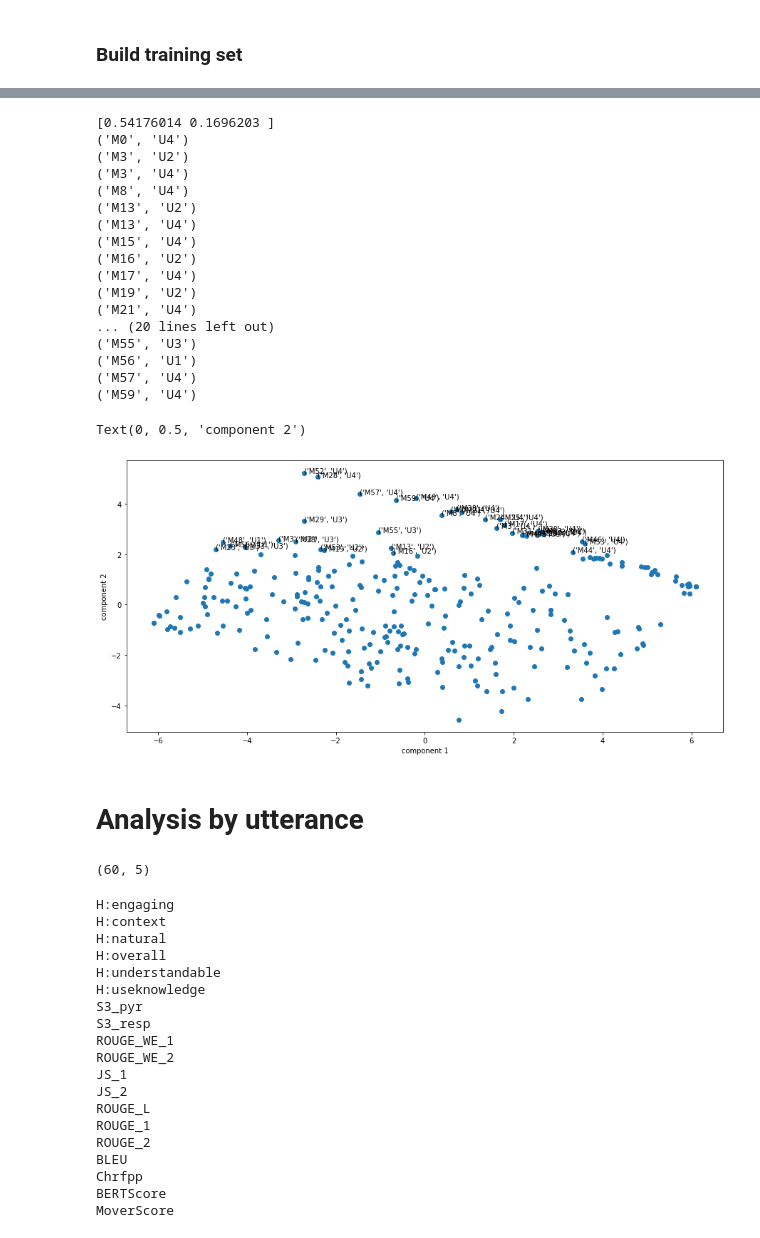
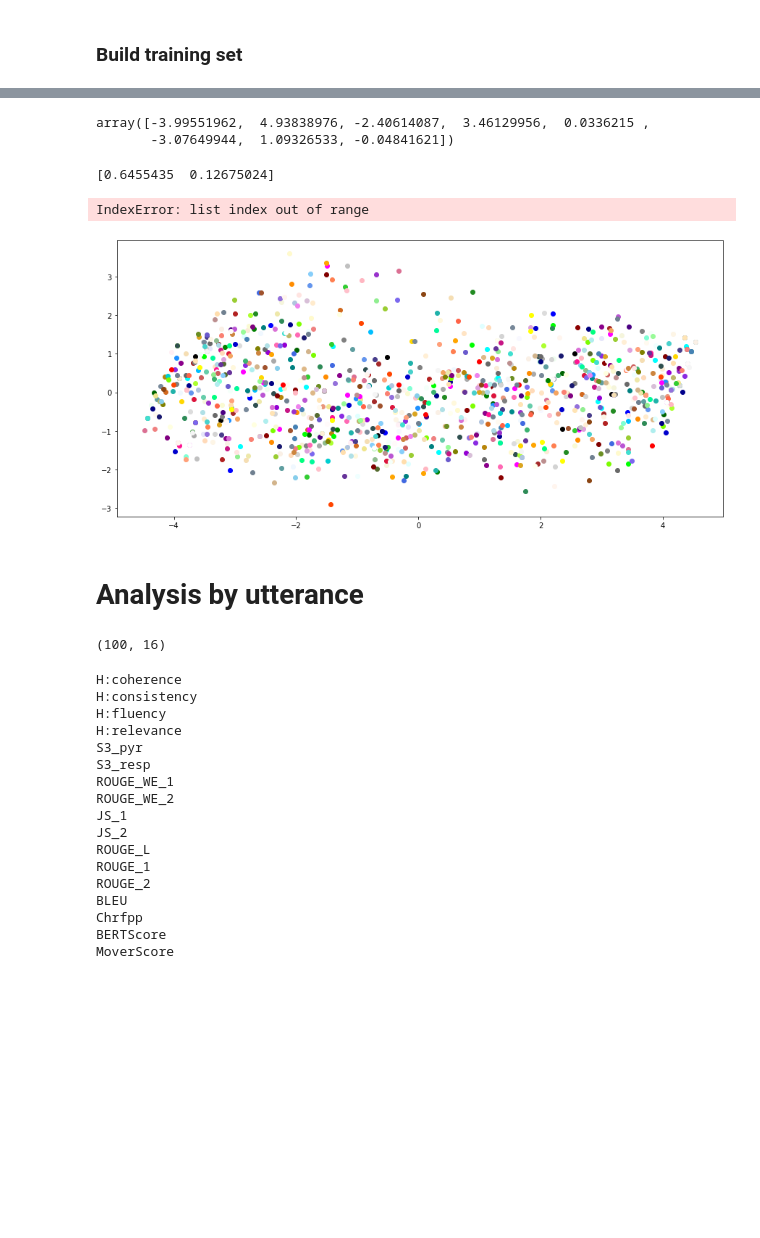
Before and after one commit to PierreColombo/HumanMetric, a Jupyter notebook: Experiement PCA.ipynb, the cells around one changed output, grey strips where cells are left out. Cells and saved outputs as stored; diff of their text form; code cells hidden in the pictures; blank space fills up the shorter version.

```diff
--- a/Experiement PCA.ipynb
+++ b/Experiement PCA.ipynb
@@ -36,7 +36,7 @@ pd.set_option('display.max_rows', 500)
 AVAILBLE_DATASETS = ['DIALOG_pc.csv','DIALOG_tc.csv','FLICKR.csv','MLQE.csv','REAL_SUM.csv',
                      'SUM_EVAL.csv','TAC_08.csv','TAC_09.csv','TAC_11.csv']
 data_path = 'final_df'
-ds = 'DIALOG_tc.csv'
+ds = 'REAL_SUM.csv'
 # %% [markdown]
 # Analysis by Systems
 # %% [markdown]
@@ -166,40 +151,43 @@ for n_com in range(16):
+# %%
+np.array(x)[filter_]
+# %% [output]
+array([-3.99551962,  4.93838976, -2.40614087,  3.46129956,  0.0336215 ,
+       -3.07649944,  1.09326533, -0.04841621])
 # %%
 pca = PCA(n_components=2)
 scaler = StandardScaler()
 projected = pca.fit_transform(scaler.fit_transform(X_train))
 print(pca.explained_variance_ratio_)
 plt.figure(figsize=(15,7))
 x = projected[:, 0].tolist()
 y =  projected[:, 1].tolist()
-plt.scatter(x,y)
+colors = list(mcolors.CSS4_COLORS.keys())
+for index,i in enumerate(list(set(df_borda_system.index))):
+    filter_ = np.array([k == i for k in list(df_borda_system.index)])
+    plt.scatter(np.array(x)[filter_],np.array(y)[filter_],c=colors[index])
 
+
+
+u,m = [],[]
 for i, txt in enumerate(zip(list(df_borda_system.index),list(df_borda_system['Utt']))):
-    if y[i] > 2:
-        print(txt)
+    if ds == 'TAC_11.csv':
+        if y[i] > 2:
+            #plt.annotate(txt, (x[i], y[i]))
+            u.append(txt[-1])
+            m.append(txt[0])
+    if ds == 'TAC_09.csv':
+        if x[i] < -5.9 or x[i] > 5.9:
+            u.append(txt[-1])
+            m.append(txt[0])
+
         plt.annotate(txt, (x[i], y[i]))
-
+print(set(u),sorted(set(m)))
 plt.xlabel('component 1')
 plt.ylabel('component 2')
 # %% [output]
-[0.54176014 0.1696203 ]
-('M0', 'U4')
-('M3', 'U2')
-('M3', 'U4')
-('M8', 'U4')
-('M13', 'U2')
-('M13', 'U4')
-('M15', 'U4')
-('M16', 'U2')
-('M17', 'U4')
-('M19', 'U2')
-('M21', 'U4')
-... (20 lines left out)
-('M55', 'U3')
-('M56', 'U1')
-('M57', 'U4')
-('M59', 'U4')
+[0.6455435  0.12675024]
-Text(0, 0.5, 'component 2')
+IndexError: list index out of range
-[figure, old version]
+[figure, new version]
 # %% [markdown]
 # Analysis by utterance
 # %%
@@ -210,7 +198,7 @@ nbs_system = considered_df_utterance.loc['M0'].shape[0]
 # %%
 nbs_system,nbs_utt
 # %% [output]
-(60, 5)
+(100, 16)
 # %%
 dic_utterance = {}
 
@@ -222,12 +210,10 @@ for column in list(considered_df_utterance.columns):
             considered_df_utterance.loc['M{}'.format(i)][column].values)).tolist()
         dic_utterance['borda_{}'.format(column)] += current_borda_count
 # %% [output]
-H:engaging
-H:context
-H:natural
-H:overall
-H:understandable
-H:useknowledge
+H:coherence
+H:consistency
+H:fluency
+H:relevance
 S3_pyr
 S3_resp
 ROUGE_WE_1
```
Also changed, not shown: parts of 9 cells of this notebook.
